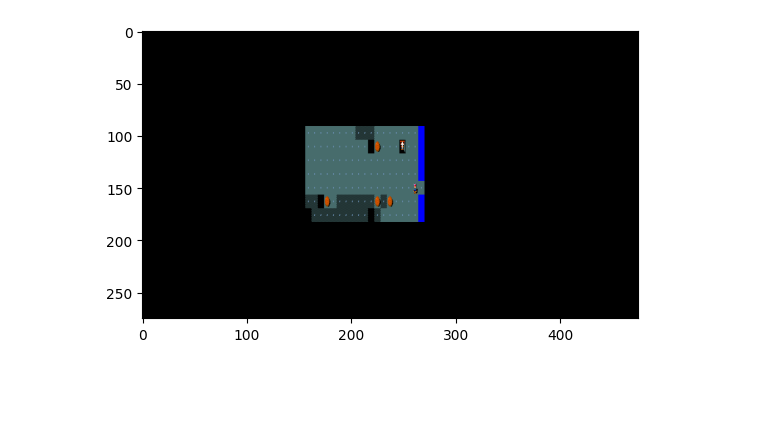
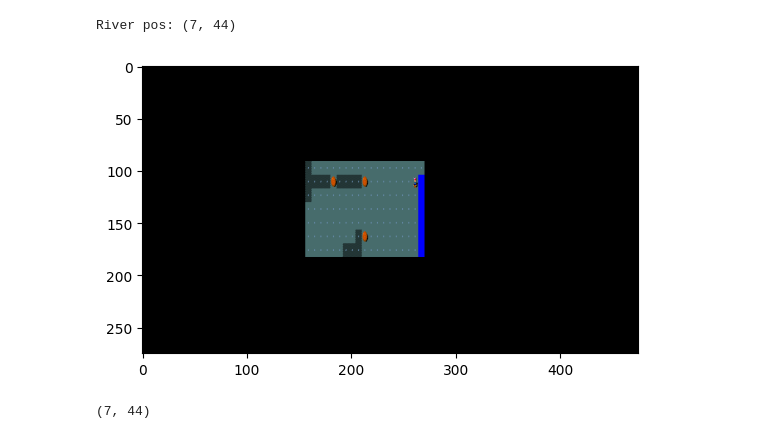
Before and after one commit to JacopoRaffi/AIF_Project, a Jupyter notebook: online_a_star_test.ipynb, the cells around one changed output. Drawn from its saved outputs; the diff is of its cells as text; code cells hidden in the pictures; blank space fills up the shorter version.

```diff
--- a/online_a_star_test.ipynb
+++ b/online_a_star_test.ipynb
@@ -21,4 +21,9 @@ plt.imshow(state['pixel'][100:250, 400:750]) # Immagine ristretta con range [y][
 # %%
-push_one_boulder_into_river(state, env)
+new_target = push_one_boulder_into_river(state, env)
 # %% [output]
+River pos: (7, 44)
-[figure, old version]
+[figure, new version]
+# %%
+new_target
+# %% [output]
+(7, 44)
```
Also changed, not shown: parts of 2 cells of this notebook, 2 other files.
